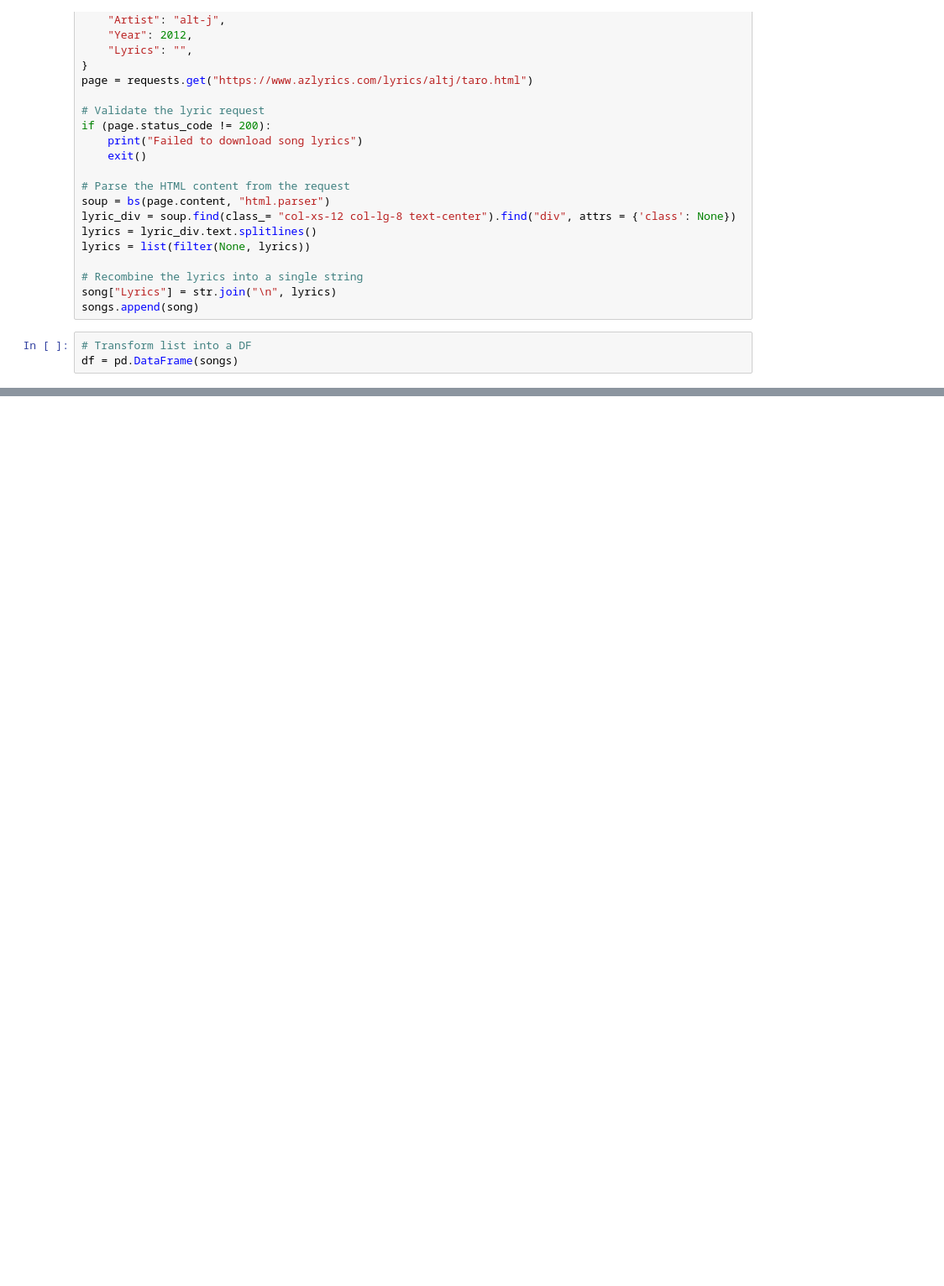
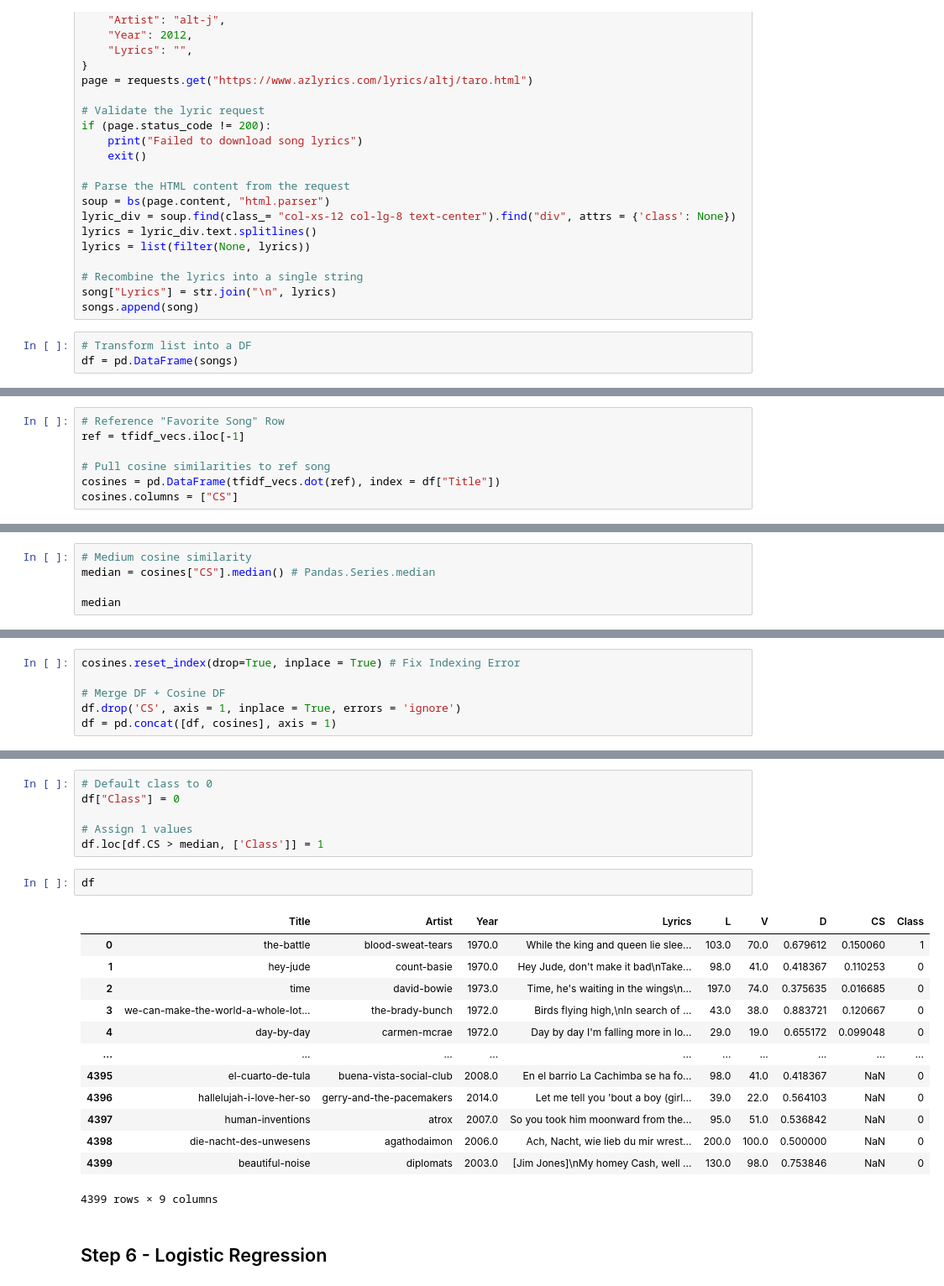
Before and after one commit to amattu2/INST-414-FA2021, a Jupyter notebook: Homework/4.ipynb, the cells around one changed output, grey strips where cells are left out. Shown at 84% size. Drawn from its saved outputs; the diff is of its cells as text; blank space fills up the shorter version.

```diff
--- a/Homework/4.ipynb
+++ b/Homework/4.ipynb
@@ -105,0 +203,7 @@ df
+# %%
+# Reference "Favorite Song" Row
+ref = tfidf_vecs.iloc[-1]
+
+# Pull cosine similarities to ref song
+cosines = pd.DataFrame(tfidf_vecs.dot(ref), index = df["Title"])
+cosines.columns = ["CS"]
@@ -105,0 +229,5 @@ df
+# %%
+# Medium cosine similarity
+median = cosines["CS"].median() # Pandas.Series.median
+
+median
@@ -105,0 +236,6 @@ df
+# %%
+cosines.reset_index(drop=True, inplace = True) # Fix Indexing Error
+
+# Merge DF + Cosine DF
+df.drop('CS', axis = 1, inplace = True, errors = 'ignore')
+df = pd.concat([df, cosines], axis = 1)
@@ -105,0 +258,24 @@ df
+# %%
+# Default class to 0
+df["Class"] = 0
+
+# Assign 1 values
+df.loc[df.CS > median, ['Class']] = 1
+# %%
+df
+# %% [output]
+|  | Title | Artist | Year | Lyrics | L | V | D | CS | Class |
+| 0 | the-battle | blood-sweat-tears | 1970.0 | While the king and queen lie slee... | 103.0 | 70.0 | 0.679612 | 0.150060 | 1 |
+| 1 | hey-jude | count-basie | 1970.0 | Hey Jude, don't make it bad\nTake... | 98.0 | 41.0 | 0.418367 | 0.110253 | 0 |
+| 2 | time | david-bowie | 1973.0 | Time, he's waiting in the wings\n... | 197.0 | 74.0 | 0.375635 | 0.016685 | 0 |
+| 3 | we-can-make-the-world-a-whole-lot... | the-brady-bunch | 1972.0 | Birds flying high,\nIn search of ... | 43.0 | 38.0 | 0.883721 | 0.120667 | 0 |
+| 4 | day-by-day | carmen-mcrae | 1972.0 | Day by day I'm falling more in lo... | 29.0 | 19.0 | 0.655172 | 0.099048 | 0 |
+| ... | ... | ... | ... | ... | ... | ... | ... | ... | ... |
+| 4395 | el-cuarto-de-tula | buena-vista-social-club | 2008.0 | En el barrio La Cachimba se ha fo... | 98.0 | 41.0 | 0.418367 | NaN | 0 |
+| 4396 | hallelujah-i-love-her-so | gerry-and-the-pacemakers | 2014.0 | Let me tell you 'bout a boy (girl... | 39.0 | 22.0 | 0.564103 | NaN | 0 |
+| 4397 | human-inventions | atrox | 2007.0 | So you took him moonward from the... | 95.0 | 51.0 | 0.536842 | NaN | 0 |
+| 4398 | die-nacht-des-unwesens | agathodaimon | 2006.0 | Ach, Nacht, wie lieb du mir wrest... | 200.0 | 100.0 | 0.500000 | NaN | 0 |
+| 4399 | beautiful-noise | diplomats | 2003.0 | [Jim Jones]\nMy homey Cash, well ... | 130.0 | 98.0 | 0.753846 | NaN | 0 |
+4399 rows × 9 columns
+# %% [markdown]
+## Step 6 - Logistic Regression
```
Also changed, not shown: parts of 25 cells of this notebook.
